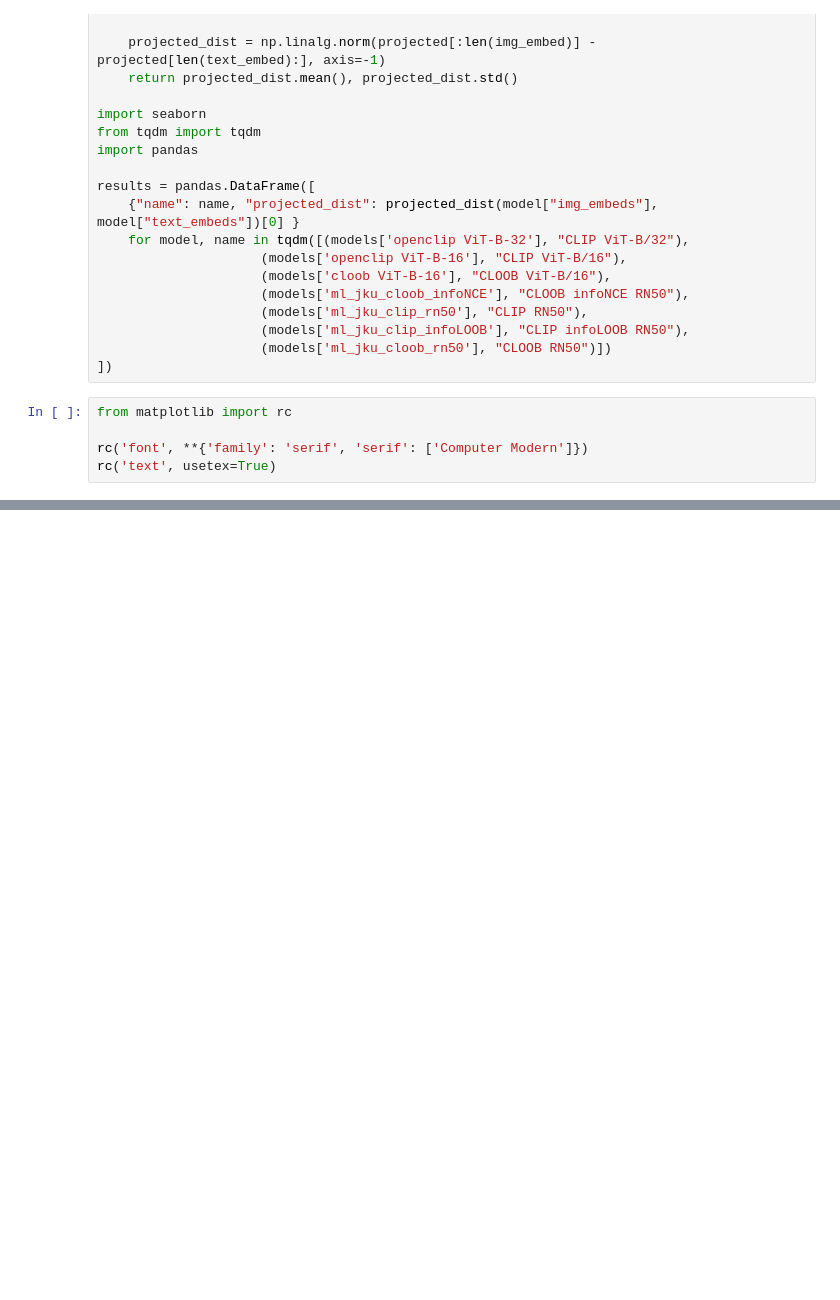
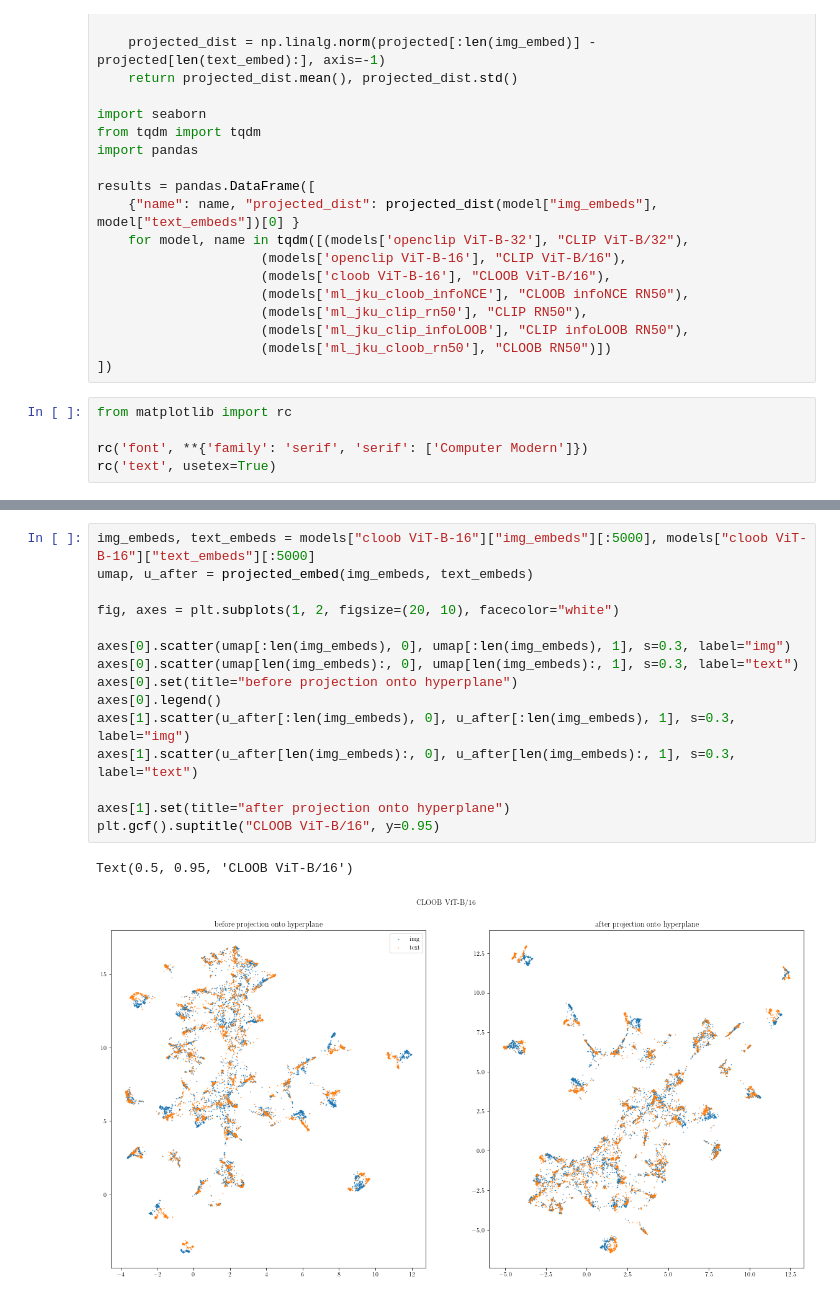
Before and after one commit to EleutherAI/exploring-contrastive-topology, a Jupyter notebook: Seperating Hyperplane Projected Distance.ipynb, the cells around one changed output, grey strips where cells are left out. Saved outputs shown, nothing was run; the diff lists cells and outputs as text; blank space fills up the shorter version.

```diff
--- a/Seperating Hyperplane Projected Distance.ipynb
+++ b/Seperating Hyperplane Projected Distance.ipynb
@@ -71,0 +113,18 @@ seaborn.barplot(data=results, x="name", y="projected_dist")
+# %%
+img_embeds, text_embeds = models["cloob ViT-B-16"]["img_embeds"][:5000], models["cloob ViT-B-16"]["text_embeds"][:5000]
+umap, u_after = projected_embed(img_embeds, text_embeds)
+
+fig, axes = plt.subplots(1, 2, figsize=(20, 10), facecolor="white")
+
+axes[0].scatter(umap[:len(img_embeds), 0], umap[:len(img_embeds), 1], s=0.3, label="img")
+axes[0].scatter(umap[len(img_embeds):, 0], umap[len(img_embeds):, 1], s=0.3, label="text")
+axes[0].set(title="before projection onto hyperplane")
+axes[0].legend()
+axes[1].scatter(u_after[:len(img_embeds), 0], u_after[:len(img_embeds), 1], s=0.3, label="img")
+axes[1].scatter(u_after[len(img_embeds):, 0], u_after[len(img_embeds):, 1], s=0.3, label="text")
+
+axes[1].set(title="after projection onto hyperplane")
+plt.gcf().suptitle("CLOOB ViT-B/16", y=0.95)
+# %% [output]
+Text(0.5, 0.95, 'CLOOB ViT-B/16')
+[figure, added]
```
Also changed, not shown: parts of 3 cells of this notebook.
